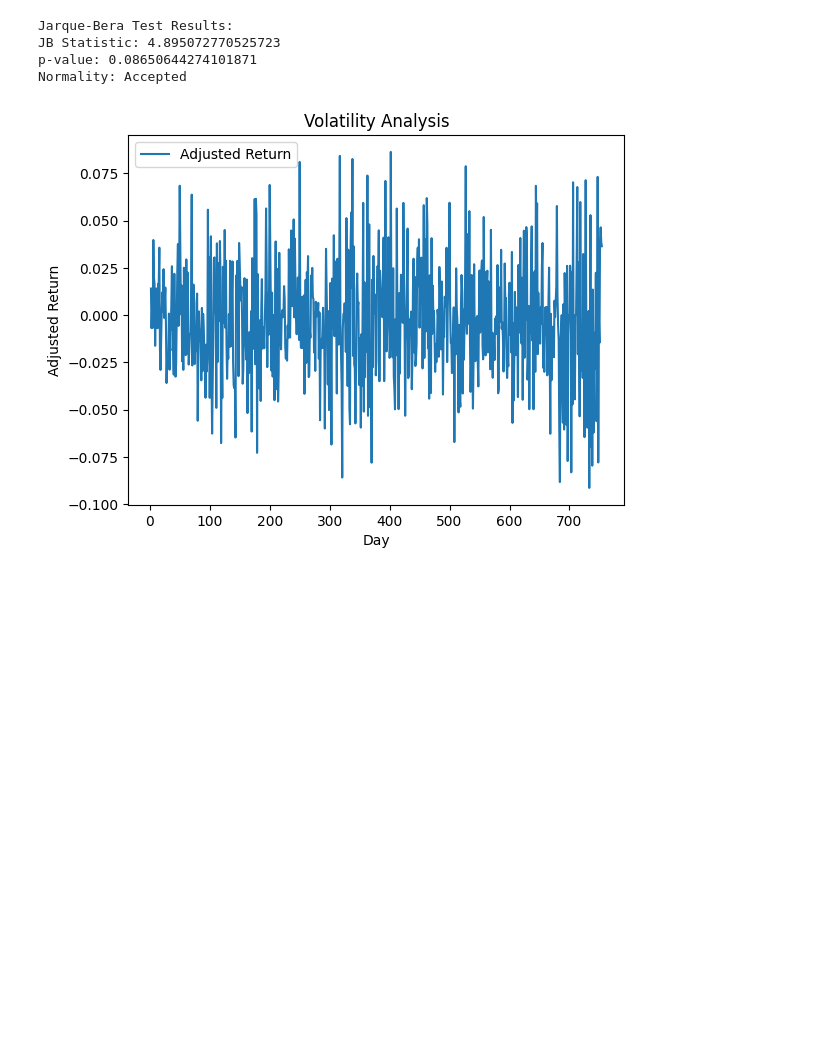
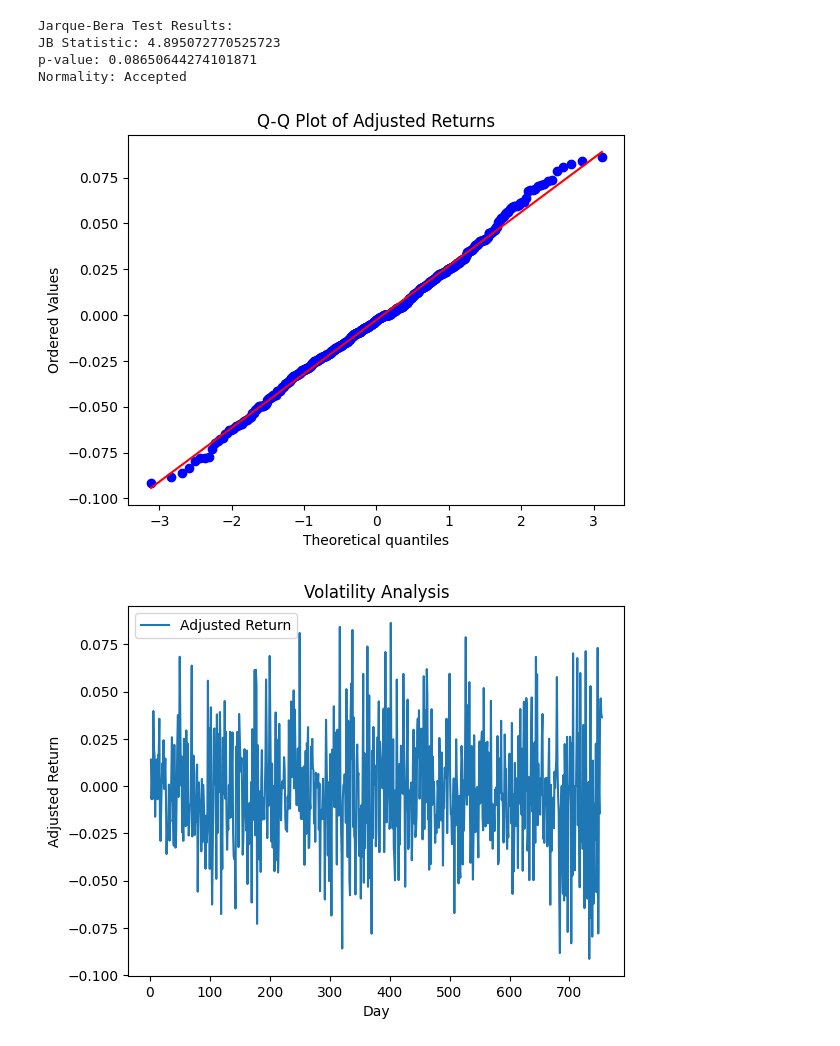
Before and after one commit to Adrien1126/EconometryProject, a Jupyter notebook: notebooks/notebookFinal.ipynb, the cells around one changed output. Drawn from its saved outputs; the diff is of its cells as text; code cells hidden in the pictures; blank space fills up the shorter version.

```diff
--- a/notebooks/notebookFinal.ipynb
+++ b/notebooks/notebookFinal.ipynb
@@ -645,4 +656,13 @@ Jarque-Bera Test Results:
 JB Statistic: 4.895072770525723
 p-value: 0.08650644274101871
 Normality: Accepted
+# %%
+from scipy.stats import probplot
+
+# Q-Q Plot for visual confirmation
+probplot(daily_closing_prices['adjusted_return'], dist="norm", plot=plt)
+plt.title("Q-Q Plot of Adjusted Returns")
+plt.show()
+# %% [output]
+[figure, added]
 # %%
```
Also changed, not shown: parts of 19 cells of this notebook, 1 other file.
